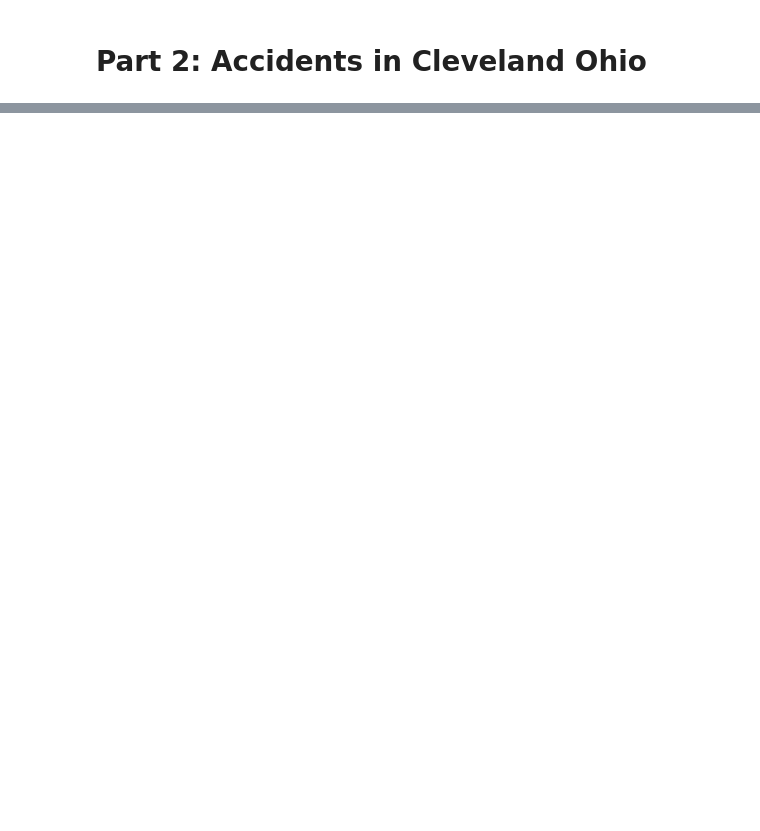
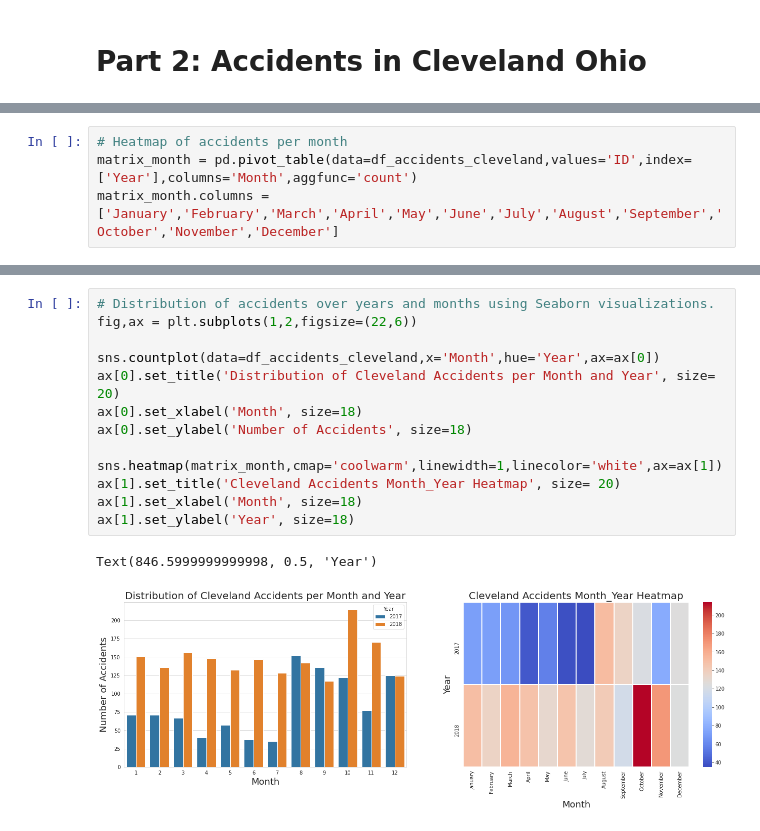
Before and after one commit to sekoukeita/Exploratory-Data-Analysis-and-Visualisation-on-US-Road-Accidents, a Jupyter notebook: Exploratory_Data_Analysis_of_Accidents_in_US_and_in_Cleveland_OHIO.ipynb, the cells around one changed output, grey strips where cells are left out. Saved outputs shown, nothing was run; the diff lists cells and outputs as text; blank space fills up the shorter version.

```diff
--- a/Exploratory_Data_Analysis_of_Accidents_in_US_and_in_Cleveland_OHIO.ipynb
+++ b/Exploratory_Data_Analysis_of_Accidents_in_US_and_in_Cleveland_OHIO.ipynb
@@ -267,0 +344,4 @@ The large majority of accidents has from the category 2 on a scale of 4 in term
+# %%
+# Heatmap of accidents per month
+matrix_month = pd.pivot_table(data=df_accidents_cleveland,values='ID',index=['Year'],columns='Month',aggfunc='count')
+matrix_month.columns = ['January','February','March','April','May','June','July','August','September','October','November','December']
@@ -267,0 +355,16 @@ The large majority of accidents has from the category 2 on a scale of 4 in term
+# %%
+# Distribution of accidents over years and months using Seaborn visualizations.
+fig,ax = plt.subplots(1,2,figsize=(22,6))
+
+sns.countplot(data=df_accidents_cleveland,x='Month',hue='Year',ax=ax[0])
+ax[0].set_title('Distribution of Cleveland Accidents per Month and Year', size= 20)
+ax[0].set_xlabel('Month', size=18)
+ax[0].set_ylabel('Number of Accidents', size=18)
+
+sns.heatmap(matrix_month,cmap='coolwarm',linewidth=1,linecolor='white',ax=ax[1])
+ax[1].set_title('Cleveland Accidents Month_Year Heatmap', size= 20)
+ax[1].set_xlabel('Month', size=18)
+ax[1].set_ylabel('Year', size=18)
+# %% [output]
+Text(846.5999999999998, 0.5, 'Year')
+[figure, added]
```
Also changed, not shown: parts of 33 cells of this notebook.
